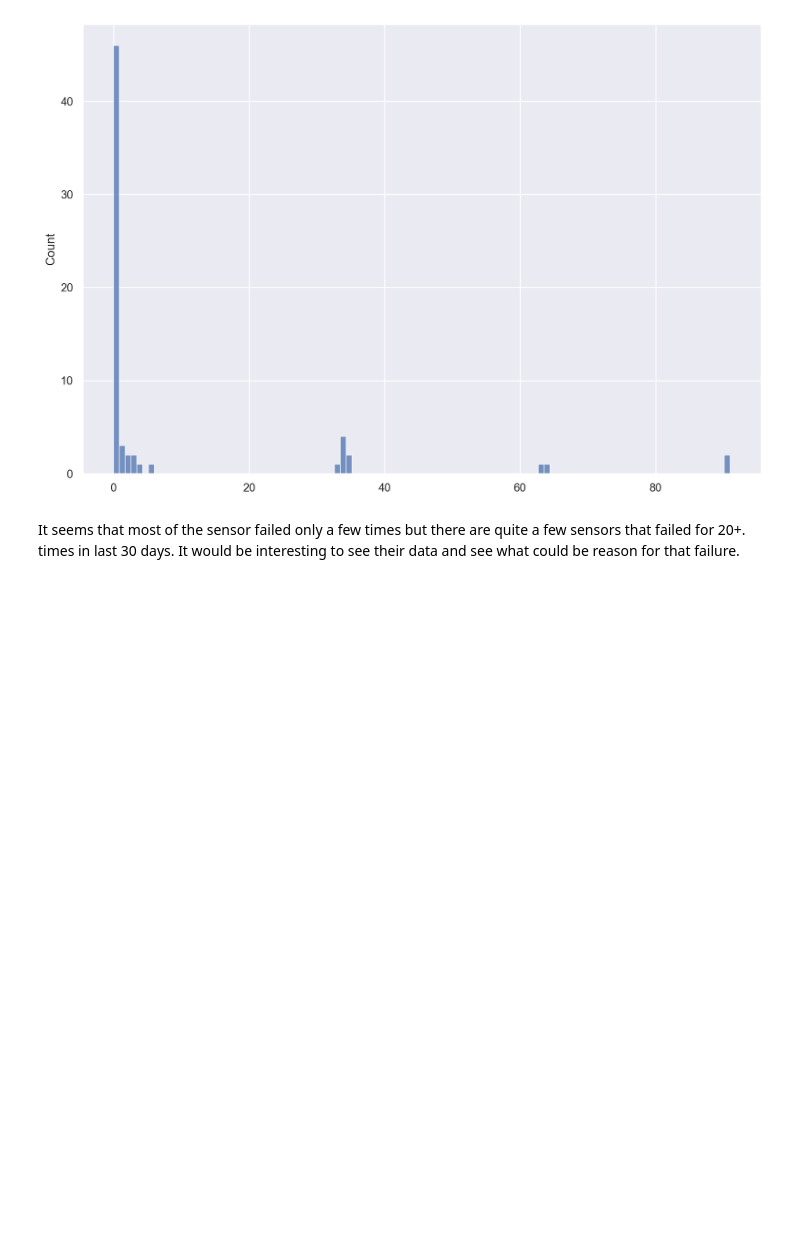
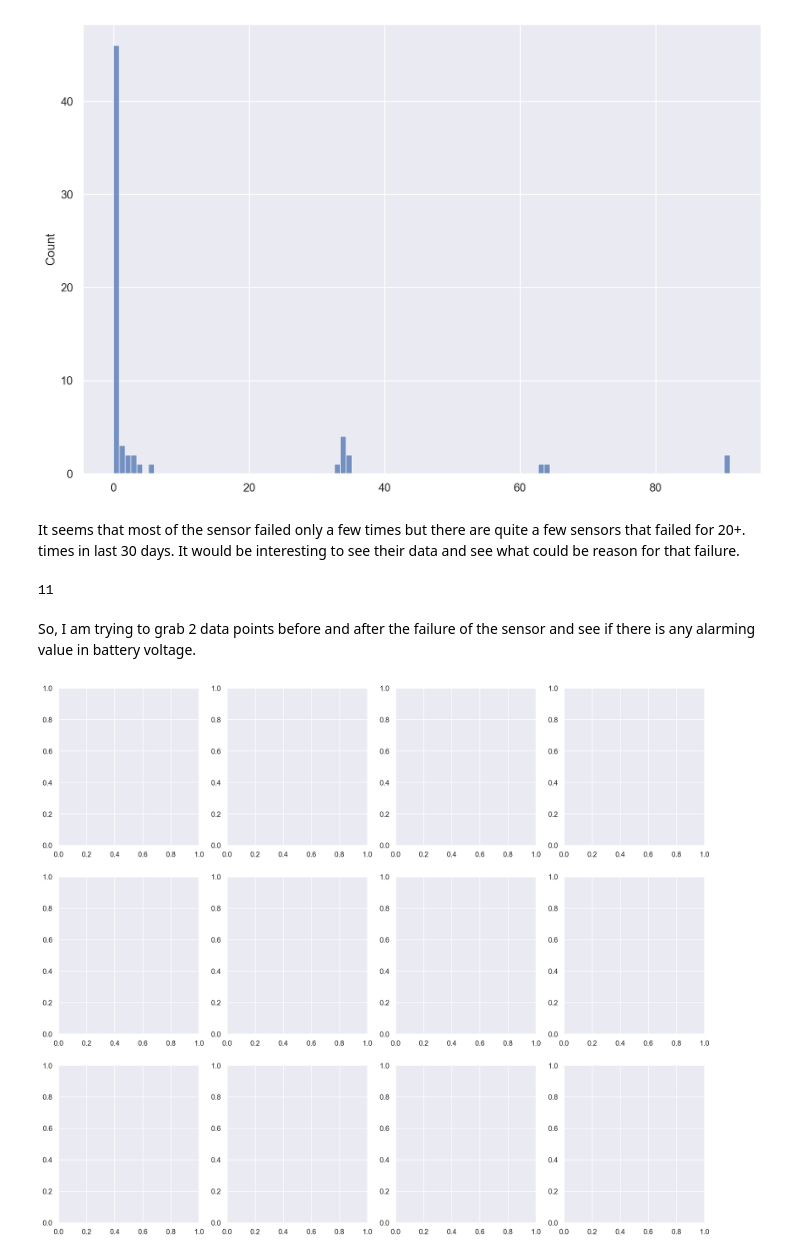
Before and after one commit to timsinashok/floodnet_ugsrp-2023, a Jupyter notebook: failure_frequency_and_mostly_failing_analysis.ipynb, the cells around one changed output. Cells and saved outputs as stored; diff of their text form; code cells hidden in the pictures; blank space fills up the shorter version.

```diff
--- a/failure_frequency_and_mostly_failing_analysis.ipynb
+++ b/failure_frequency_and_mostly_failing_analysis.ipynb
@@ -92,3 +92,18 @@ mostly_failing_data = {}
 for key, value in failing_detail.items():
     if value >=interested_frequency:
         mostly_failing_data[key] = missing[key]
+# %%
+len(mostly_failing_data)
+# %% [output]
+11
+# %% [markdown]
+So, I am trying to grab 2 data points before and after the failure of the sensor and see if there is any alarming value in battery voltage.
+# %%
+## checking out battery voltage before and after the failure
+
+sns.set(rc = {'figure.figsize':(18,15)})
+figure, axis = plt.subplots(3, 4)
+
+plt.show()
+# %% [output]
+[figure, added]
```
Also changed, not shown: 2 other files.
